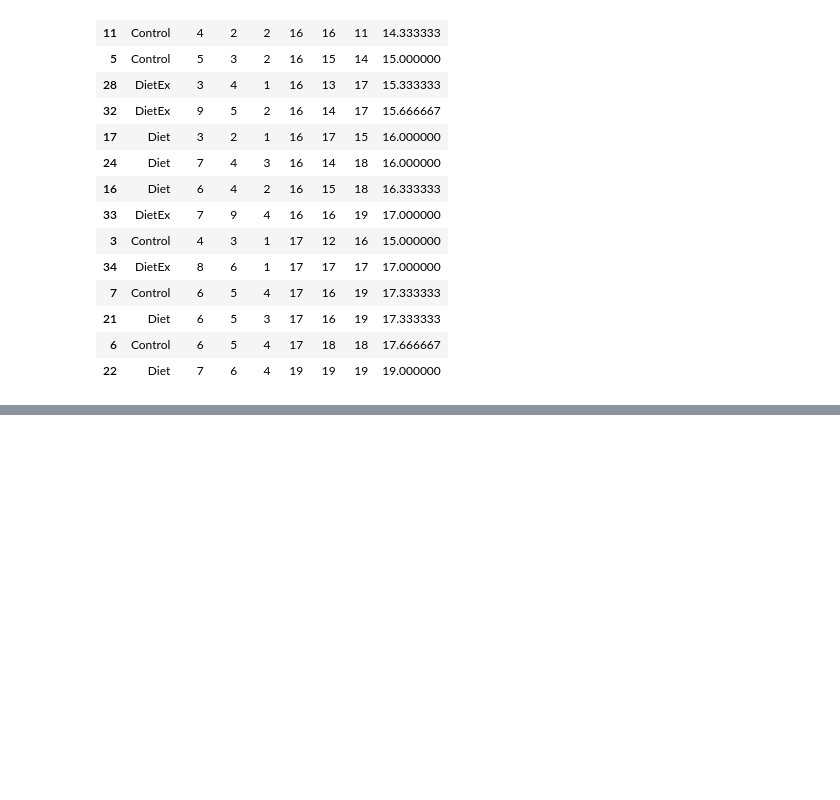
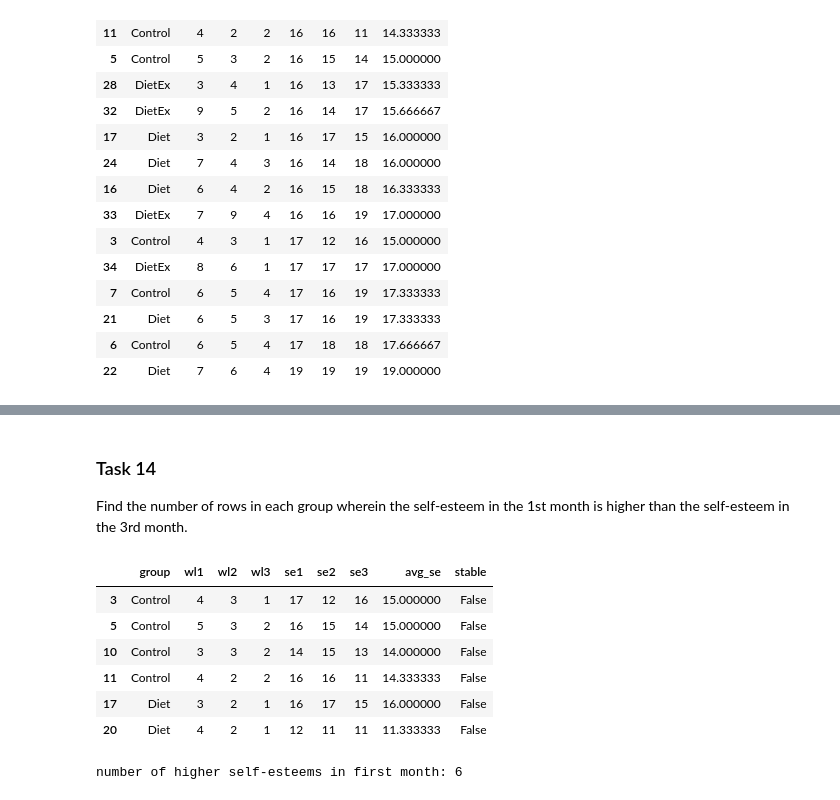
Before and after one commit to Yolonek/BigDataAlgorithms, a Jupyter notebook: List0/List0_Solved.ipynb, the cells around one changed output, grey strips where cells are left out. Drawn from its saved outputs; the diff is of its cells as text; code cells hidden in the pictures; blank space fills up the shorter version.

```diff
--- a/List0/List0_Solved.ipynb
+++ b/List0/List0_Solved.ipynb
@@ -298,0 +337,19 @@ df_task12[]
+# %% [markdown]
+### Task 14
+Find the number of rows in each group wherein the self-esteem in the 1st month is
+higher than the self-esteem in the 3rd month.
+# %%
+df_task14 = df[df['se1'] > df['se3']]
+df_task14
+# %% [output]
+|  | group | wl1 | wl2 | wl3 | se1 | se2 | se3 | avg_se | stable |
+| 3 | Control | 4 | 3 | 1 | 17 | 12 | 16 | 15.000000 | False |
+| 5 | Control | 5 | 3 | 2 | 16 | 15 | 14 | 15.000000 | False |
+| 10 | Control | 3 | 3 | 2 | 14 | 15 | 13 | 14.000000 | False |
+| 11 | Control | 4 | 2 | 2 | 16 | 16 | 11 | 14.333333 | False |
+| 17 | Diet | 3 | 2 | 1 | 16 | 17 | 15 | 16.000000 | False |
+| 20 | Diet | 4 | 2 | 1 | 12 | 11 | 11 | 11.333333 | False |
+# %%
+print(f'number of higher self-esteems in first month: {df_task14.shape[0]}')
+# %% [output]
+number of higher self-esteems in first month: 6
```
Also changed, not shown: parts of 8 cells of this notebook.
